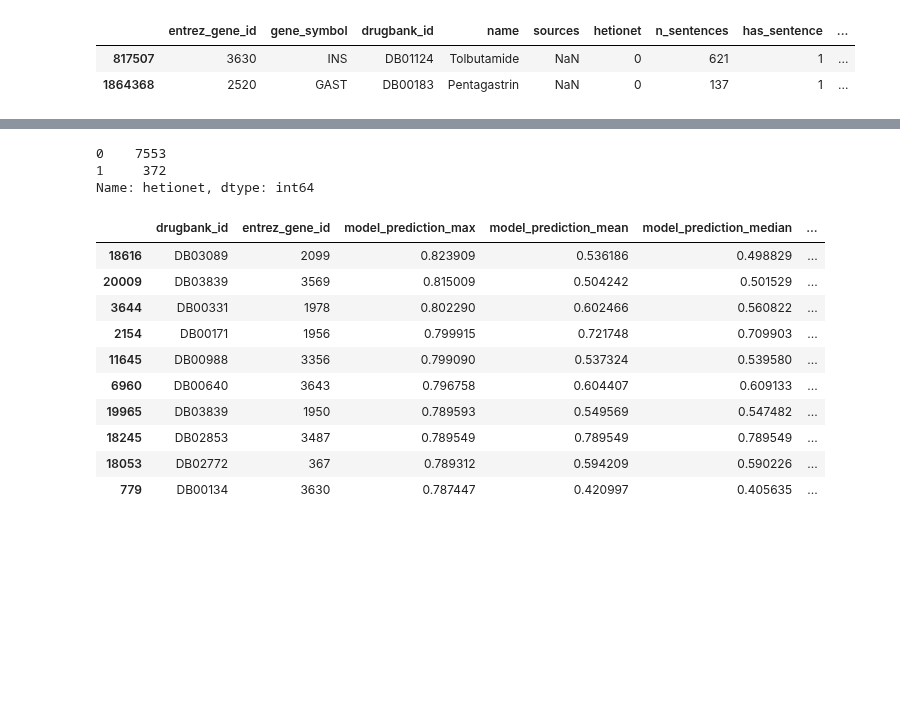
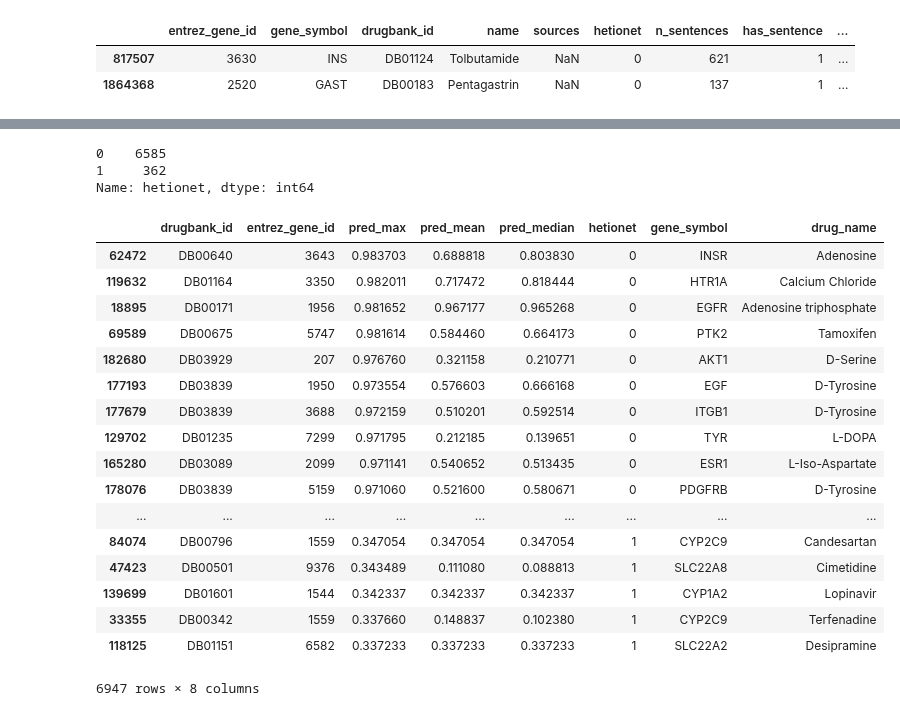
Before and after one commit to greenelab/snorkeling, a Jupyter notebook: compound_gene/compound_binds_gene/edge_prediction_experiment/edge_prediction_experiment.ipynb, the cells around one changed output, grey strips where cells are left out. Drawn from its saved outputs; the diff is of its cells as text; code cells hidden in the pictures; blank space fills up the shorter version.

```diff
--- a/compound_gene/compound_binds_gene/edge_prediction_experiment/edge_prediction_experiment.ipynb
+++ b/compound_gene/compound_binds_gene/edge_prediction_experiment/edge_prediction_experiment.ipynb
@@ -26,7 +26,8 @@ total_candidates_df.head(2)
 # %%
 sentence_prediction_df = (
     pd
-    .read_table("results/all_predicted_sentences.tsv")
+    .read_csv("input/all_predicted_cbg_sentences.tsv.xz", sep="\t")
+    .drop_duplicates()
     .sort_values("candidate_id")
 )
 sentence_prediction_df.head(2)
@@ -60,13 +63,13 @@ total_candidates_pred_df.head(2)
 # the max, median and mean of each group
 grouped_candidates_pred_df=(
     total_candidates_pred_df
-    .query("split==8")
     .groupby(["drugbank_id", "entrez_gene_id"], as_index=False)
     .agg({
-        "model_prediction": ['max', 'mean', 'median'],
+        "pred": ['max', 'mean', 'median'],
         'hetionet': 'max',
         "gene_symbol": 'first',
-        "drug_name": 'first'
+        "drug_name": 'first',
+        'split':'first'
     })
 )
 grouped_candidates_pred_df.head(2)
@@ -78,7 +81,7 @@ grouped_candidates_pred_df.head(2)
 # %%
 grouped_candidates_pred_df.columns = [
     "_".join(col)
-    if col[1] != '' and col[0] not in ['hetionet', 'gene_symbol', 'drug_name'] else col[0]
+    if col[1] != '' and col[0] not in ['hetionet', 'gene_symbol', 'drug_name', 'split'] else col[0]
     for col in grouped_candidates_pred_df.columns.values
 ]
 grouped_candidates_pred_df.head(2)
@@ -88,0 +92,7 @@ grouped_candidates_pred_df.head(2)
+# %%
+grouped_candidates_pred_df = (
+    grouped_candidates_pred_df
+    .query("split==8")
+    .drop("split", axis=1)
+)
+grouped_candidates_pred_df.head(2)
@@ -295,30 +313,36 @@ edges_added_df.to_csv("results/precision_cbg_edges_added.tsv", index=False, sep=
 # %%
 (
     grouped_candidates_pred_df
-    .query("model_prediction_max > @roc_optimal")
+    .query("pred_max > @roc_optimal")
     .sort_values("hetionet")
     .hetionet.value_counts()
 )
 # %% [output]
-0    7553
-1     372
+0    6585
+1     362
 Name: hetionet, dtype: int64
 # %%
 (
     grouped_candidates_pred_df
-    .query("model_prediction_max > @roc_optimal")
-    .sort_values(["hetionet", "model_prediction_max"], ascending=[True, False])
-    .head(10)
+    .query("pred_max > @roc_optimal")
+    .sort_values(["hetionet", "pred_max"], ascending=[True, False])
 )
 # %% [output]
-|  | drugbank_id | entrez_gene_id | model_prediction_max | model_prediction_mean | model_prediction_median | ... |
-| 18616 | DB03089 | 2099 | 0.823909 | 0.536186 | 0.498829 | ... |
-| 20009 | DB03839 | 3569 | 0.815009 | 0.504242 | 0.501529 | ... |
-| 3644 | DB00331 | 1978 | 0.802290 | 0.602466 | 0.560822 | ... |
-| 2154 | DB00171 | 1956 | 0.799915 | 0.721748 | 0.709903 | ... |
-| 11645 | DB00988 | 3356 | 0.799090 | 0.537324 | 0.539580 | ... |
-| 6960 | DB00640 | 3643 | 0.796758 | 0.604407 | 0.609133 | ... |
-| 19965 | DB03839 | 1950 | 0.789593 | 0.549569 | 0.547482 | ... |
-| 18245 | DB02853 | 3487 | 0.789549 | 0.789549 | 0.789549 | ... |
-| 18053 | DB02772 | 367 | 0.789312 | 0.594209 | 0.590226 | ... |
-| 779 | DB00134 | 3630 | 0.787447 | 0.420997 | 0.405635 | ... |
+|  | drugbank_id | entrez_gene_id | pred_max | pred_mean | pred_median | hetionet | gene_symbol | drug_name |
+| 62472 | DB00640 | 3643 | 0.983703 | 0.688818 | 0.803830 | 0 | INSR | Adenosine |
+| 119632 | DB01164 | 3350 | 0.982011 | 0.717472 | 0.818444 | 0 | HTR1A | Calcium Chloride |
+| 18895 | DB00171 | 1956 | 0.981652 | 0.967177 | 0.965268 | 0 | EGFR | Adenosine triphosphate |
+| 69589 | DB00675 | 5747 | 0.981614 | 0.584460 | 0.664173 | 0 | PTK2 | Tamoxifen |
+| 182680 | DB03929 | 207 | 0.976760 | 0.321158 | 0.210771 | 0 | AKT1 | D-Serine |
+| 177193 | DB03839 | 1950 | 0.973554 | 0.576603 | 0.666168 | 0 | EGF | D-Tyrosine |
+| 177679 | DB03839 | 3688 | 0.972159 | 0.510201 | 0.592514 | 0 | ITGB1 | D-Tyrosine |
+| 129702 | DB01235 | 7299 | 0.971795 | 0.212185 | 0.139651 | 0 | TYR | L-DOPA |
+| 165280 | DB03089 | 2099 | 0.971141 | 0.540652 | 0.513435 | 0 | ESR1 | L-Iso-Aspartate |
+| 178076 | DB03839 | 5159 | 0.971060 | 0.521600 | 0.580671 | 0 | PDGFRB | D-Tyrosine |
+| ... | ... | ... | ... | ... | ... | ... | ... | ... |
+| 84074 | DB00796 | 1559 | 0.347054 | 0.347054 | 0.347054 | 1 | CYP2C9 | Candesartan |
+| 47423 | DB00501 | 9376 | 0.343489 | 0.111080 | 0.088813 | 1 | SLC22A8 | Cimetidine |
+| 139699 | DB01601 | 1544 | 0.342337 | 0.342337 | 0.342337 | 1 | CYP1A2 | Lopinavir |
+| 33355 | DB00342 | 1559 | 0.337660 | 0.148837 | 0.102380 | 1 | CYP2C9 | Terfenadine |
+| 118125 | DB01151 | 6582 | 0.337233 | 0.337233 | 0.337233 | 1 | SLC22A2 | Desipramine |
+6947 rows × 8 columns
```
Also changed, not shown: parts of 23 cells of this notebook, 10 other files.
